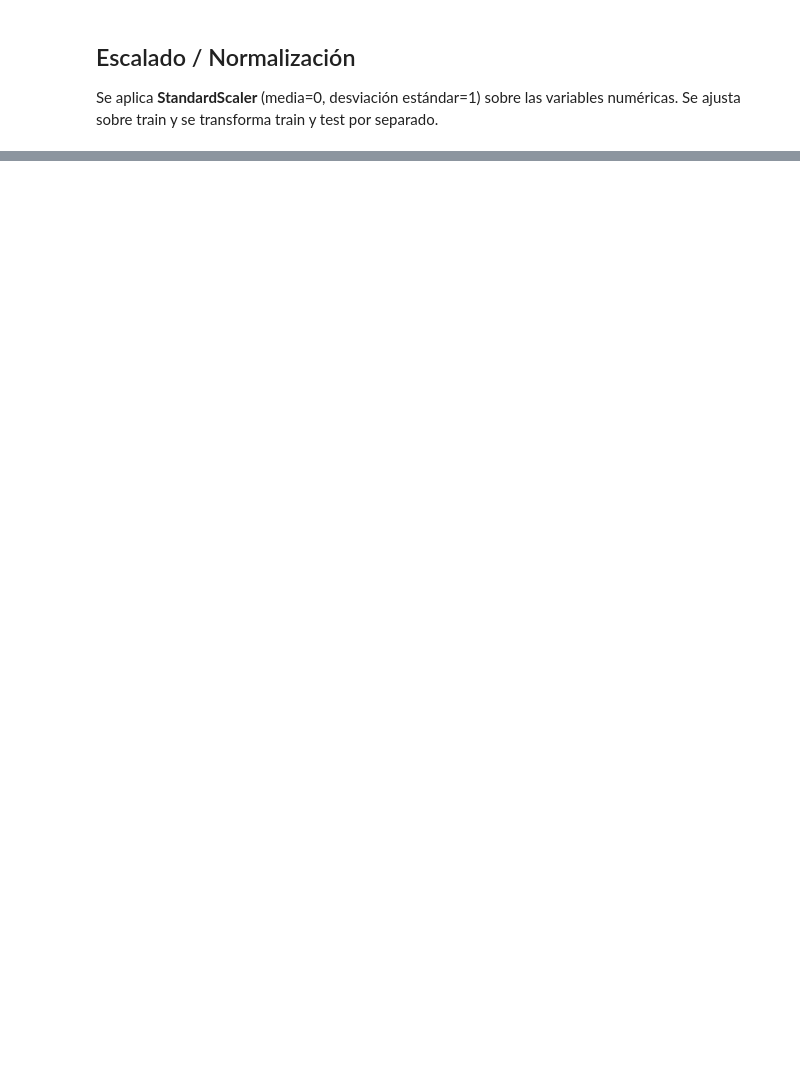
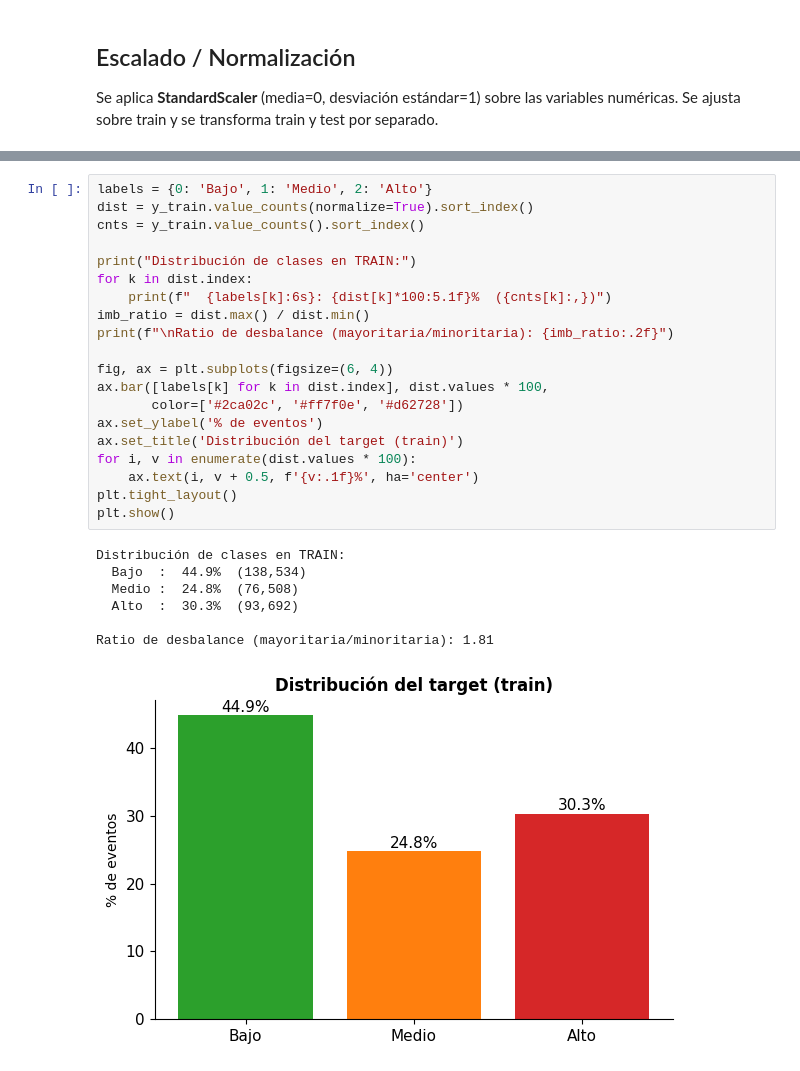
Before and after one commit to santiagoruizvt/AdD-Grupo-8-UCDP-GED, a Jupyter notebook: Grupo8-UCDP-GED.ipynb, the cells around one changed output, grey strips where cells are left out. Saved outputs shown, nothing was run; the diff lists cells and outputs as text; blank space fills up the shorter version.

```diff
--- a/Grupo8-UCDP-GED.ipynb
+++ b/Grupo8-UCDP-GED.ipynb
@@ -1145,0 +1323,28 @@ std    1.0               1.0           1.0             1.0            1.0
+# %%
+labels = {0: 'Bajo', 1: 'Medio', 2: 'Alto'}
+dist = y_train.value_counts(normalize=True).sort_index()
+cnts = y_train.value_counts().sort_index()
+
+print("Distribución de clases en TRAIN:")
+for k in dist.index:
+    print(f"  {labels[k]:6s}: {dist[k]*100:5.1f}%  ({cnts[k]:,})")
+imb_ratio = dist.max() / dist.min()
+print(f"\nRatio de desbalance (mayoritaria/minoritaria): {imb_ratio:.2f}")
+
+fig, ax = plt.subplots(figsize=(6, 4))
+ax.bar([labels[k] for k in dist.index], dist.values * 100,
+       color=['#2ca02c', '#ff7f0e', '#d62728'])
+ax.set_ylabel('% de eventos')
+ax.set_title('Distribución del target (train)')
+for i, v in enumerate(dist.values * 100):
+    ax.text(i, v + 0.5, f'{v:.1f}%', ha='center')
+plt.tight_layout()
+plt.show()
+# %% [output]
+Distribución de clases en TRAIN:
+  Bajo  :  44.9%  (138,534)
+  Medio :  24.8%  (76,508)
+  Alto  :  30.3%  (93,692)
+
+Ratio de desbalance (mayoritaria/minoritaria): 1.81
+[figure, added]
```
Also changed, not shown: parts of 18 cells of this notebook.
